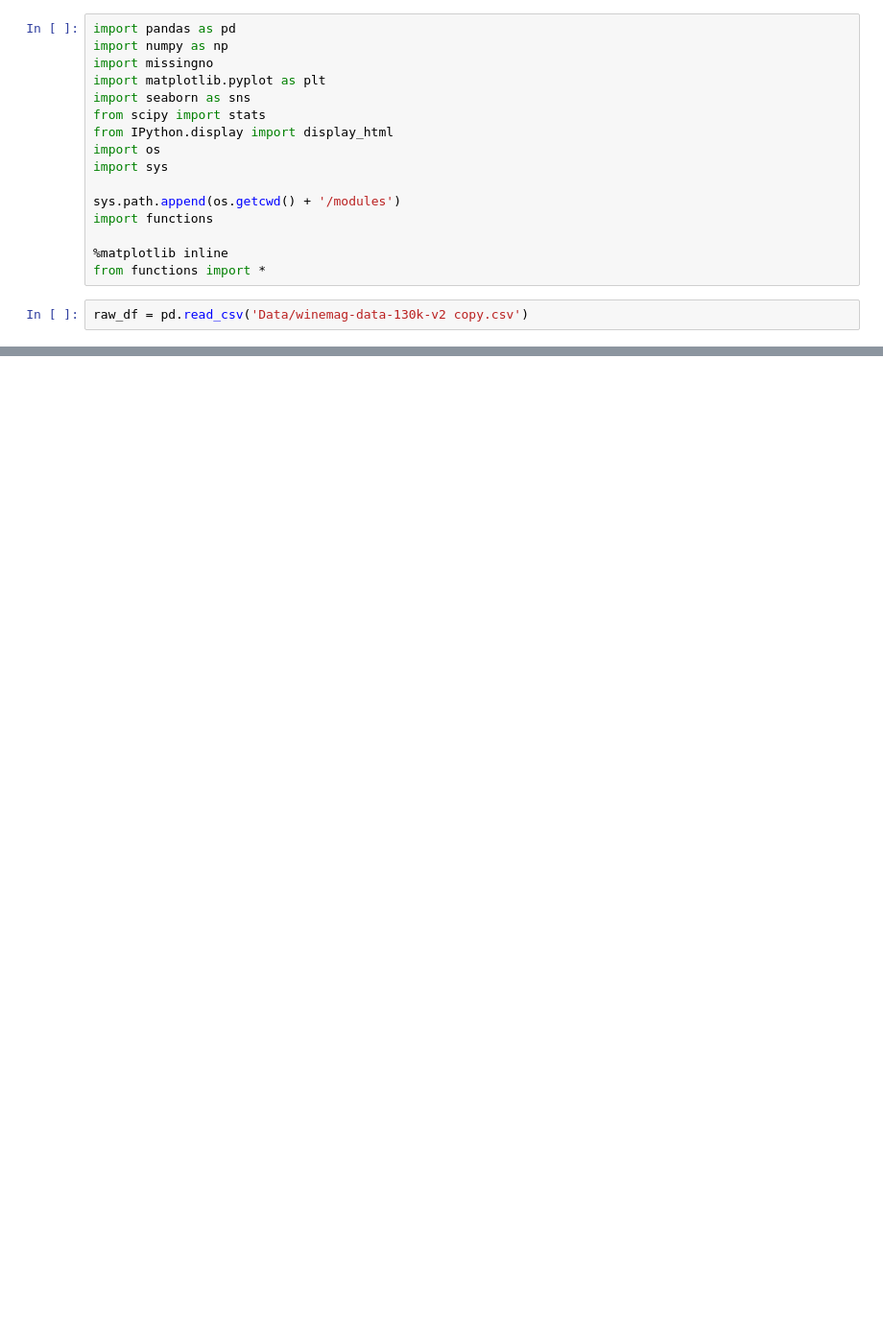
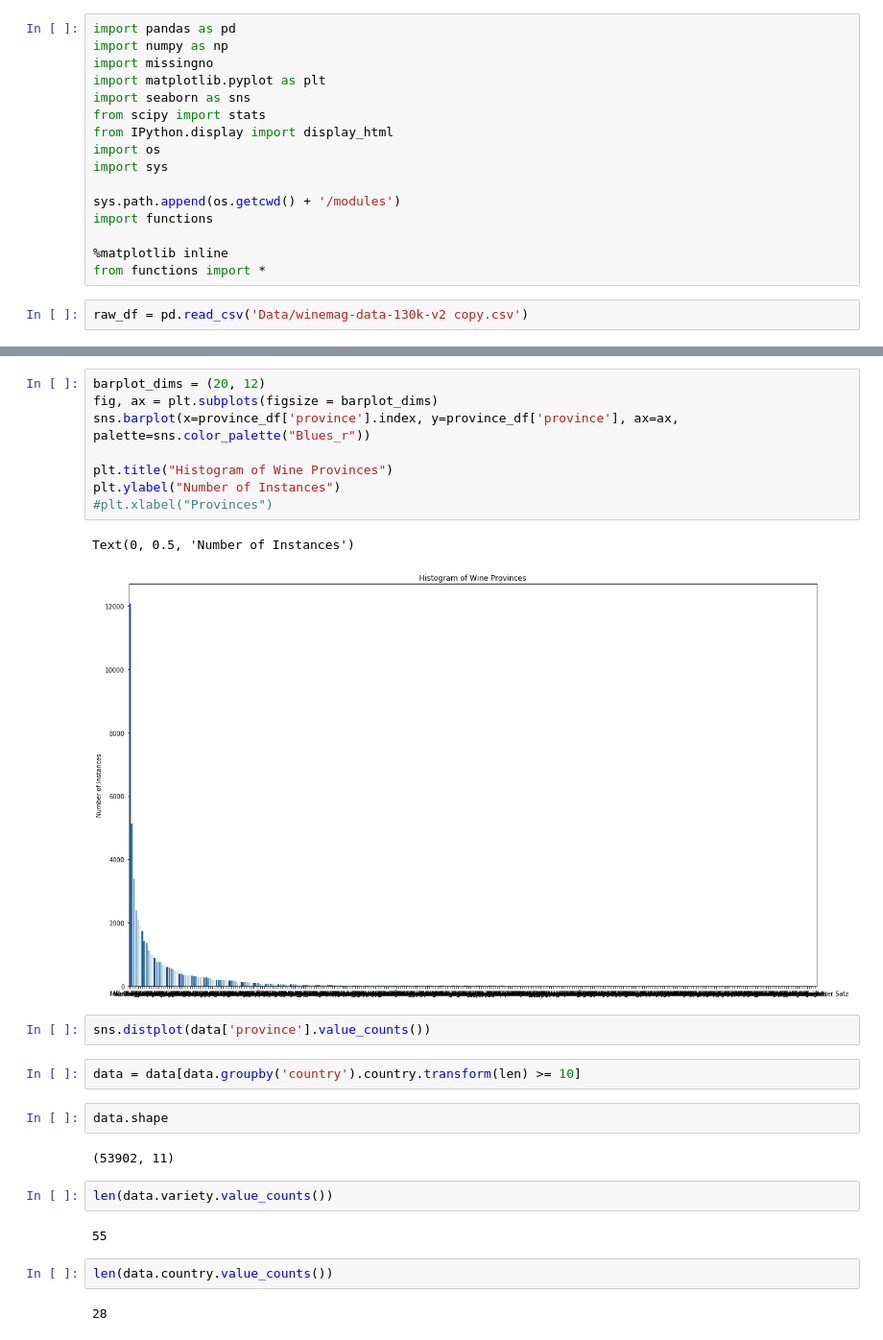
Before and after one commit to thespud56/Wine_Predictions, a Jupyter notebook: Wine_Analysis.ipynb, the cells around one changed output, grey strips where cells are left out. Shown at 96% size. Drawn from its saved outputs; the diff is of its cells as text; blank space fills up the shorter version.

```diff
--- a/Wine_Analysis.ipynb
+++ b/Wine_Analysis.ipynb
@@ -22,0 +148,27 @@ ValueError: No axis named 1 for object type <class 'type'>
+# %%
+barplot_dims = (20, 12)
+fig, ax = plt.subplots(figsize = barplot_dims)
+sns.barplot(x=province_df['province'].index, y=province_df['province'], ax=ax, palette=sns.color_palette("Blues_r"))
+
+plt.title("Histogram of Wine Provinces")
+plt.ylabel("Number of Instances")
+#plt.xlabel("Provinces")
+# %% [output]
+Text(0, 0.5, 'Number of Instances')
+[figure, added]
+# %%
+sns.distplot(data['province'].value_counts())
+# %%
+data = data[data.groupby('country').country.transform(len) >= 10]
+# %%
+data.shape
+# %% [output]
+(53902, 11)
+# %%
+len(data.variety.value_counts())
+# %% [output]
+55
+# %%
+len(data.country.value_counts())
+# %% [output]
+28
```
Also changed, not shown: parts of 25 cells of this notebook, 1 other file.
